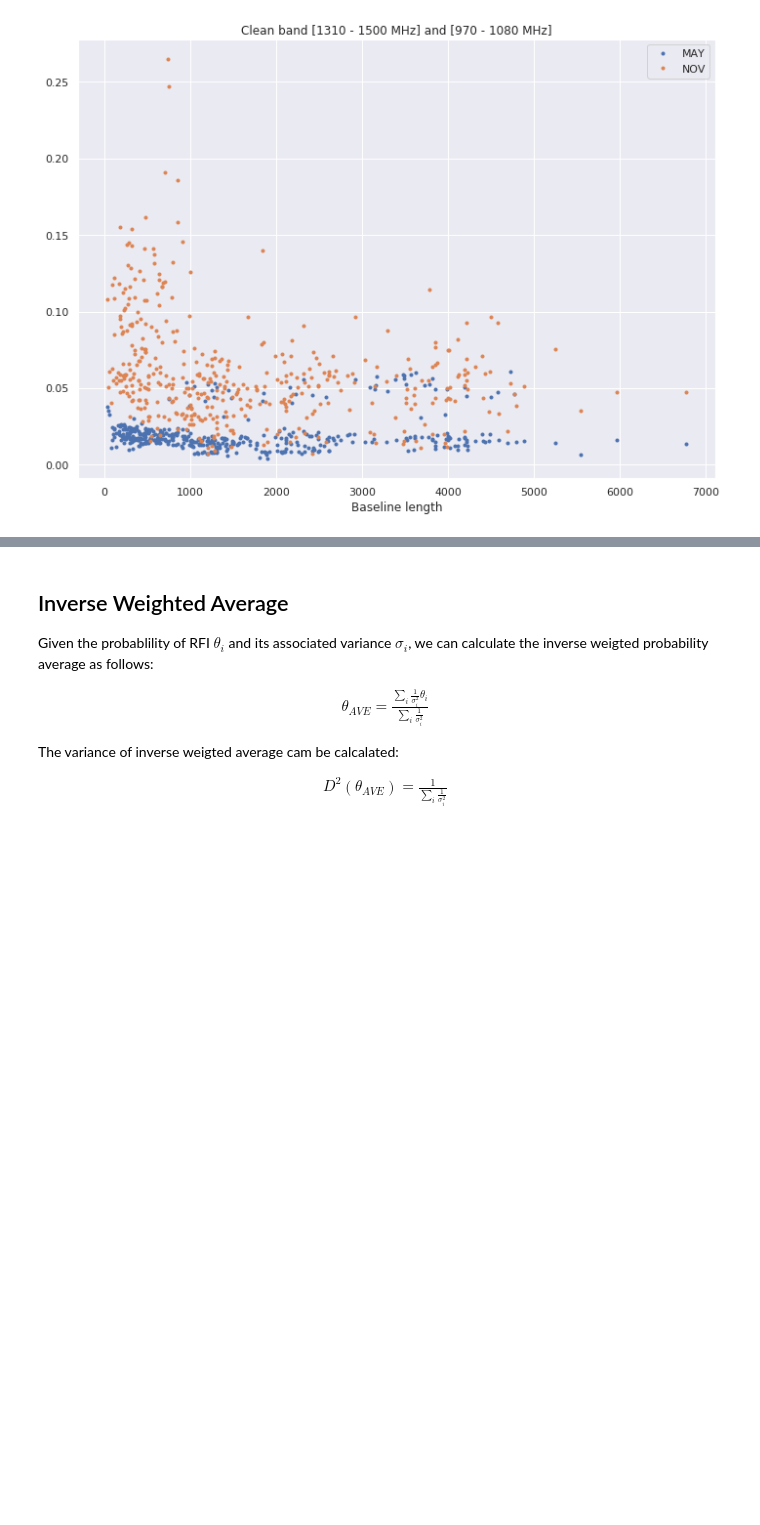
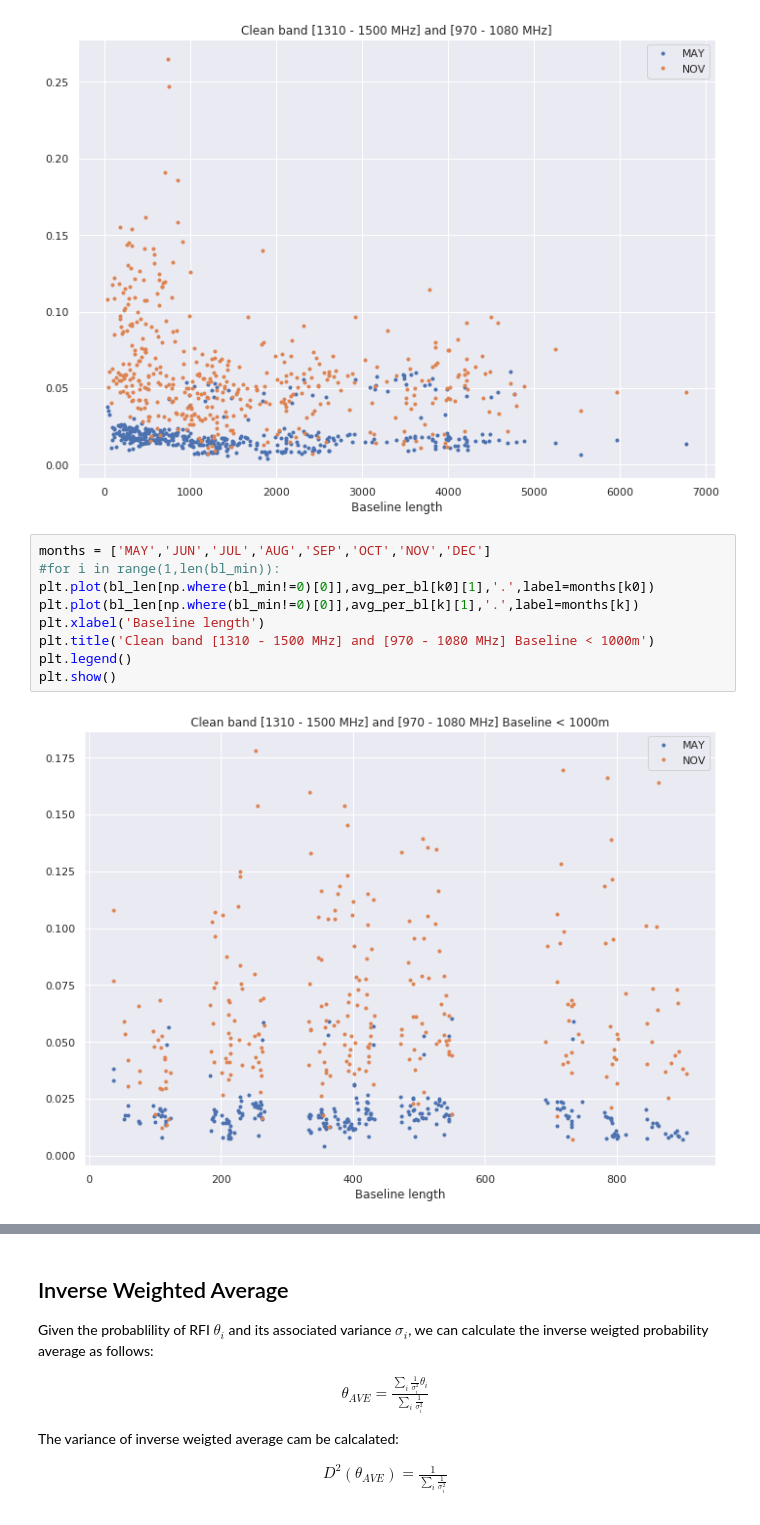
Before and after one commit to kvanqa/MeerKAT-site-RFI-, a Jupyter notebook: kathprfi/RFI_probability_per_Month_optmized.ipynb, the cells around one changed output, grey strips where cells are left out. Drawn from its saved outputs; the diff is of its cells as text; blank space fills up the shorter version.

```diff
--- a/kathprfi/RFI_probability_per_Month_optmized.ipynb
+++ b/kathprfi/RFI_probability_per_Month_optmized.ipynb
@@ -202,6 +214,17 @@ plt.legend()
 plt.show()
 # %% [output]
 [figure]
+# %%
+months = ['MAY','JUN','JUL','AUG','SEP','OCT','NOV','DEC']
+#for i in range(1,len(bl_min)):
+plt.plot(bl_len[np.where(bl_min!=0)[0]],avg_per_bl[k0][1],'.',label=months[k0])
+plt.plot(bl_len[np.where(bl_min!=0)[0]],avg_per_bl[k][1],'.',label=months[k])
+plt.xlabel('Baseline length')
+plt.title('Clean band [1310 - 1500 MHz] and [970 - 1080 MHz] Baseline < 1000m')
+plt.legend()
+plt.show()
+# %% [output]
+[figure, added]
 # %%
 months = ['MAY','JUN','JUL','AUG','SEP','OCT','NOV','DEC']
 #for i in range(1,len(bl_min)):
```
Also changed, not shown: parts of 8 cells of this notebook.
